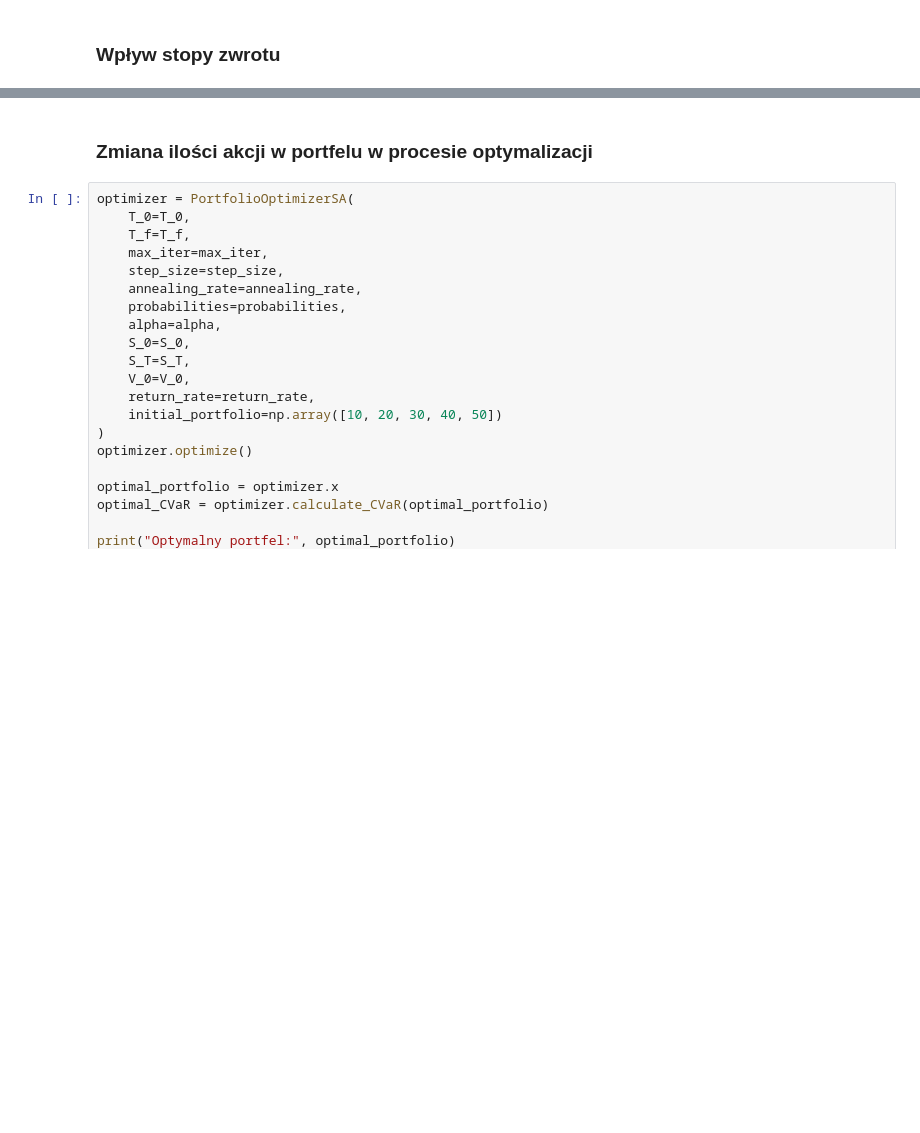
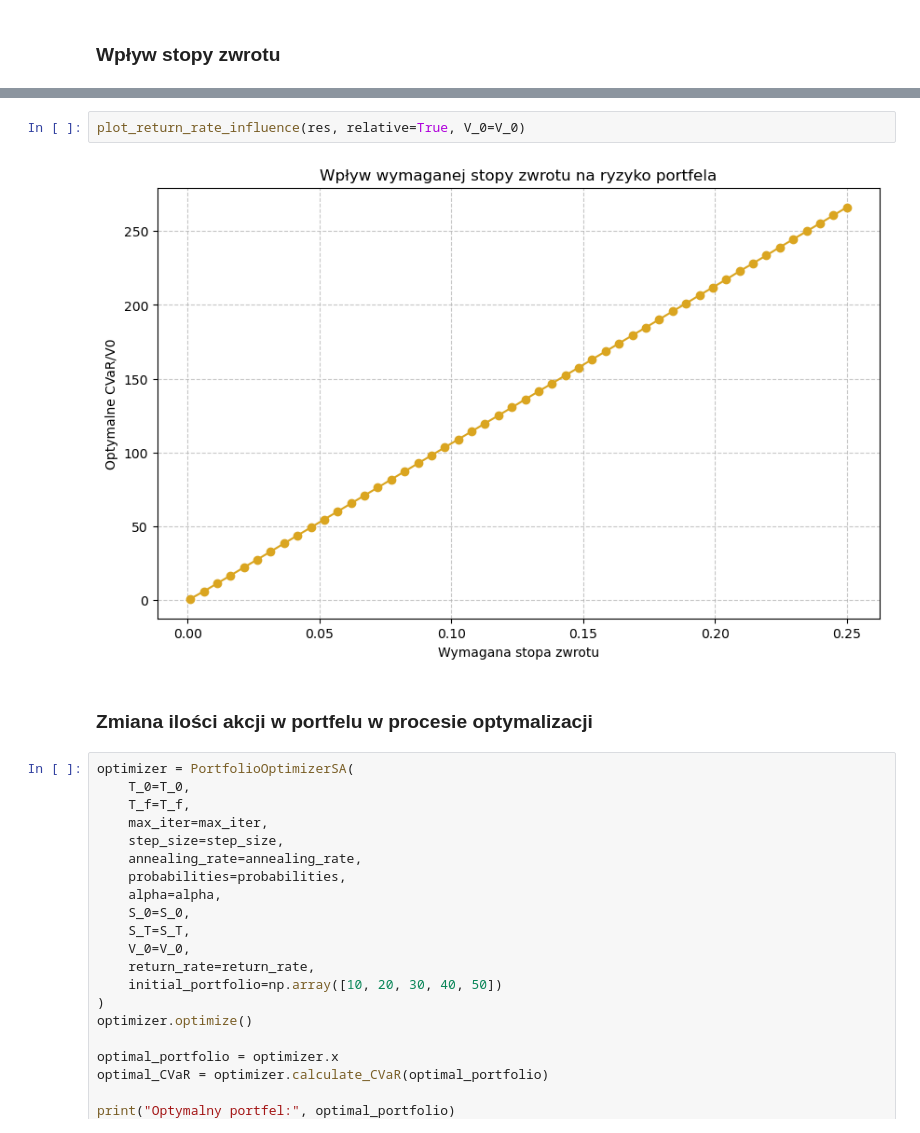
Before and after one commit to krukj/MeanVariancePortfolioMC, a Jupyter notebook: paths_generation.ipynb, the cells around one changed output, grey strips where cells are left out. Saved outputs shown, nothing was run; the diff lists cells and outputs as text; blank space fills up the shorter version.

```diff
--- a/paths_generation.ipynb
+++ b/paths_generation.ipynb
@@ -123,3 +146,7 @@ plot_return_rate_influence(res)
+# %%
+plot_return_rate_influence(res, relative=True, V_0=V_0)
+# %% [output]
+[figure, added]
 # %% [markdown]
 ### Zmiana ilości akcji w portfelu w procesie optymalizacji
 # %%
```
Also changed, not shown: parts of 13 cells of this notebook, 1 other file.
